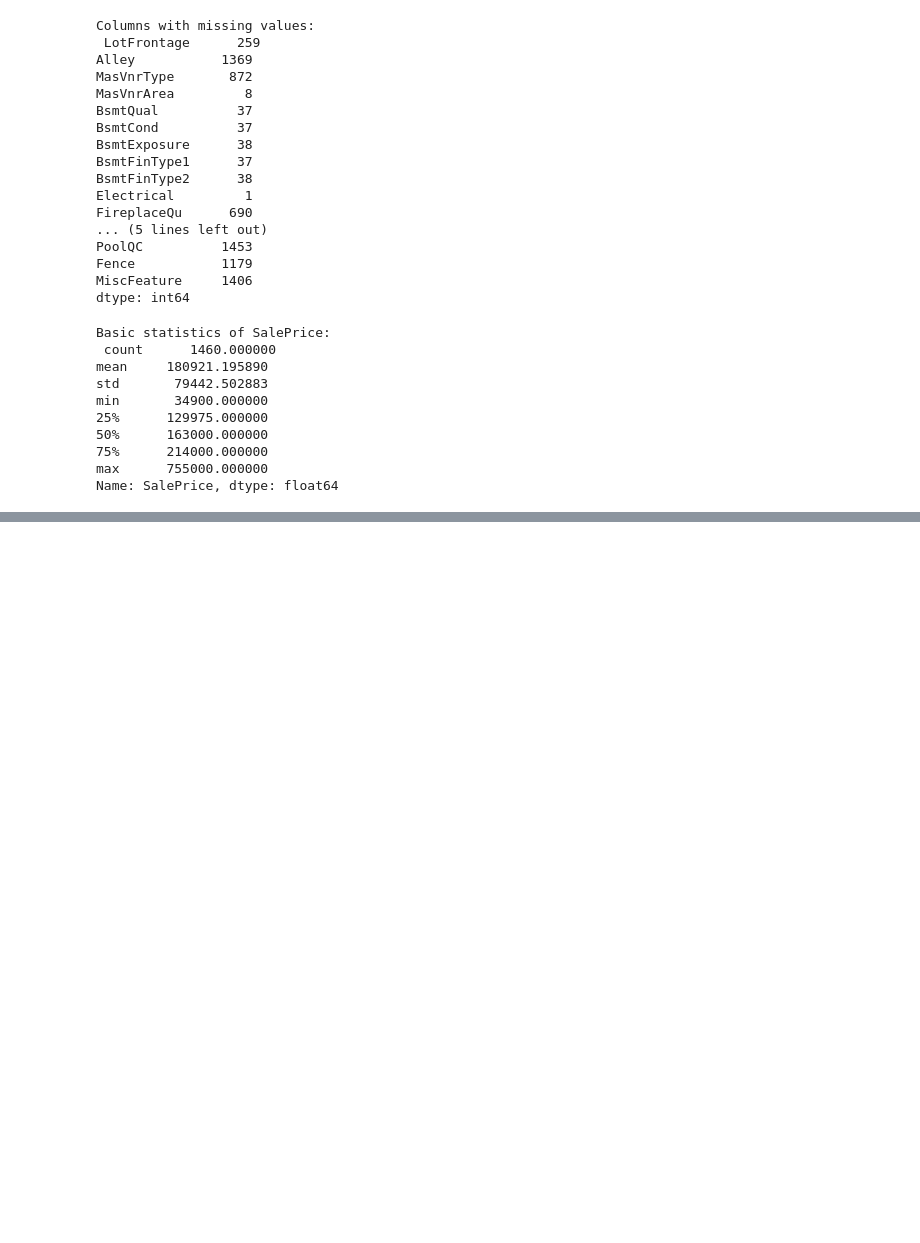
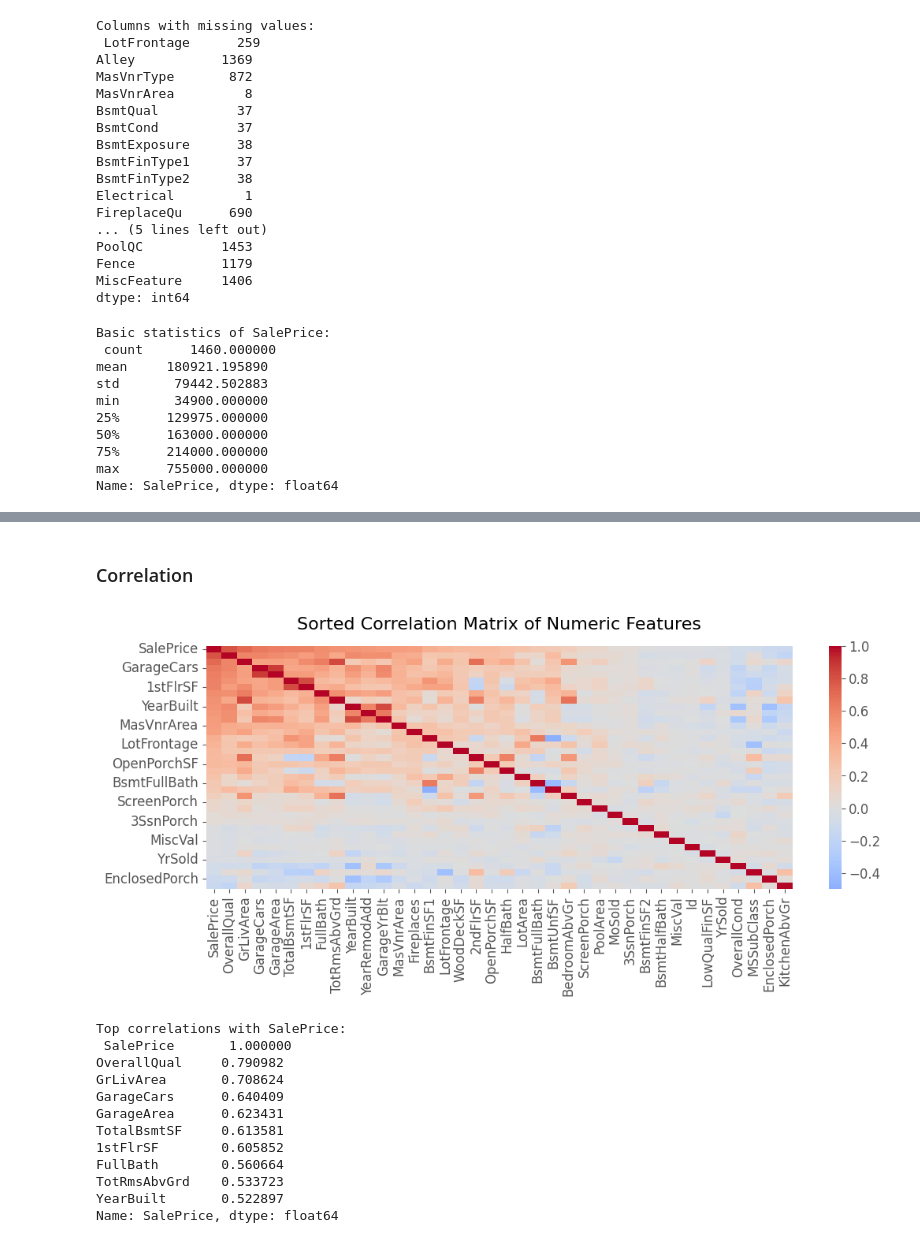
Before and after one commit to DataScientistHadi/House_Price_Prediction, a Jupyter notebook: notebooks/01_eda.ipynb, the cells around one changed output, grey strips where cells are left out. Drawn from its saved outputs; the diff is of its cells as text; code cells hidden in the pictures; blank space fills up the shorter version.

Commit message:
Update EDA with ANOVA and correlation analysis

```diff
--- a/notebooks/01_eda.ipynb
+++ b/notebooks/01_eda.ipynb
@@ -146,0 +151,32 @@ plt.show()
+# %% [markdown]
+### Correlation
+# %%
+# Correlation matrix for numeric columns
+numeric_cols = train_data.select_dtypes(include=['int64', 'float64']).columns
+corr_matrix = train_data[numeric_cols].corr()
+
+sorted_cols = corr_matrix['SalePrice'].sort_values(ascending=False).index
+corr_matrix_sorted = corr_matrix.loc[sorted_cols, sorted_cols]
+
+plt.figure(figsize=(12, 4))
+sns.heatmap(corr_matrix_sorted, annot=False, cmap='coolwarm', center=0)
+plt.title('Sorted Correlation Matrix of Numeric Features',
+          fontsize=16, pad=15)
+plt.show()
+
+print("\nTop correlations with SalePrice:\n",
+      corr_matrix['SalePrice'].sort_values(ascending=False).head(10))
+# %% [output]
+[figure, added]
+Top correlations with SalePrice:
+ SalePrice       1.000000
+OverallQual     0.790982
+GrLivArea       0.708624
+GarageCars      0.640409
+GarageArea      0.623431
+TotalBsmtSF     0.613581
+1stFlrSF        0.605852
+FullBath        0.560664
+TotRmsAbvGrd    0.533723
+YearBuilt       0.522897
+Name: SalePrice, dtype: float64
```
Also changed, not shown: parts of 5 cells of this notebook.
